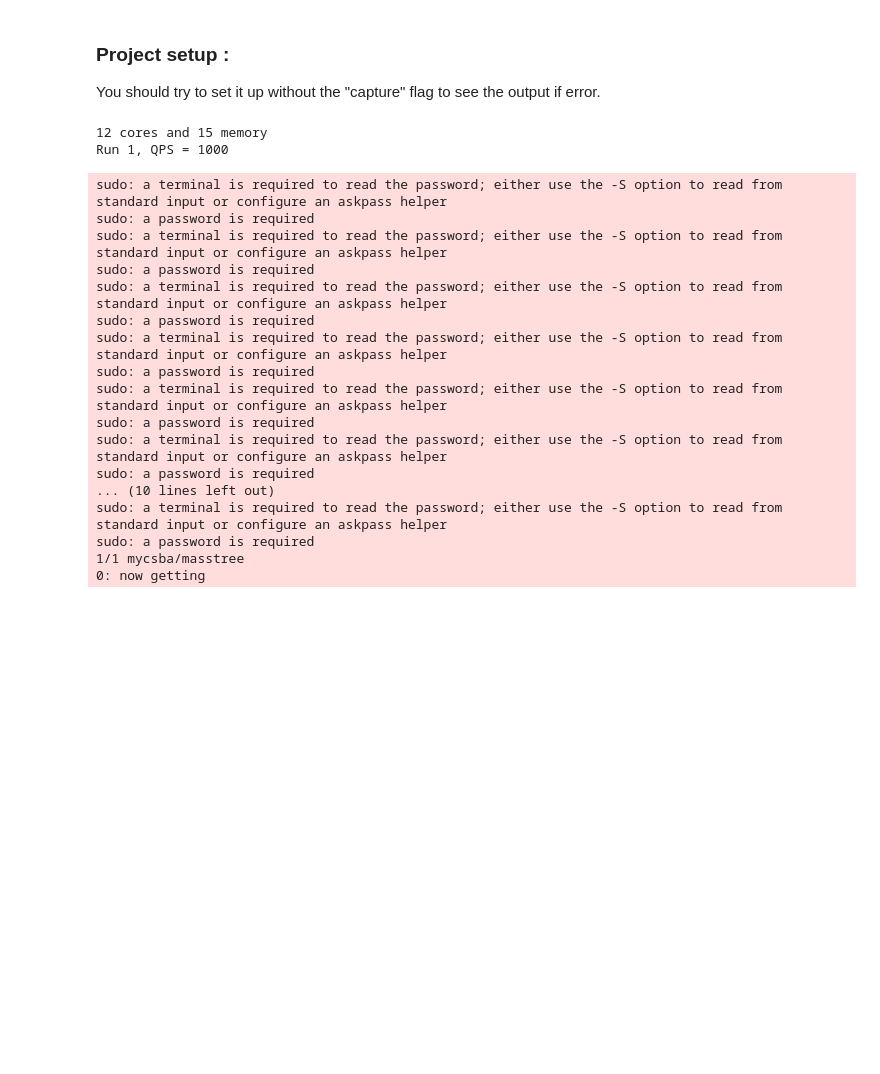
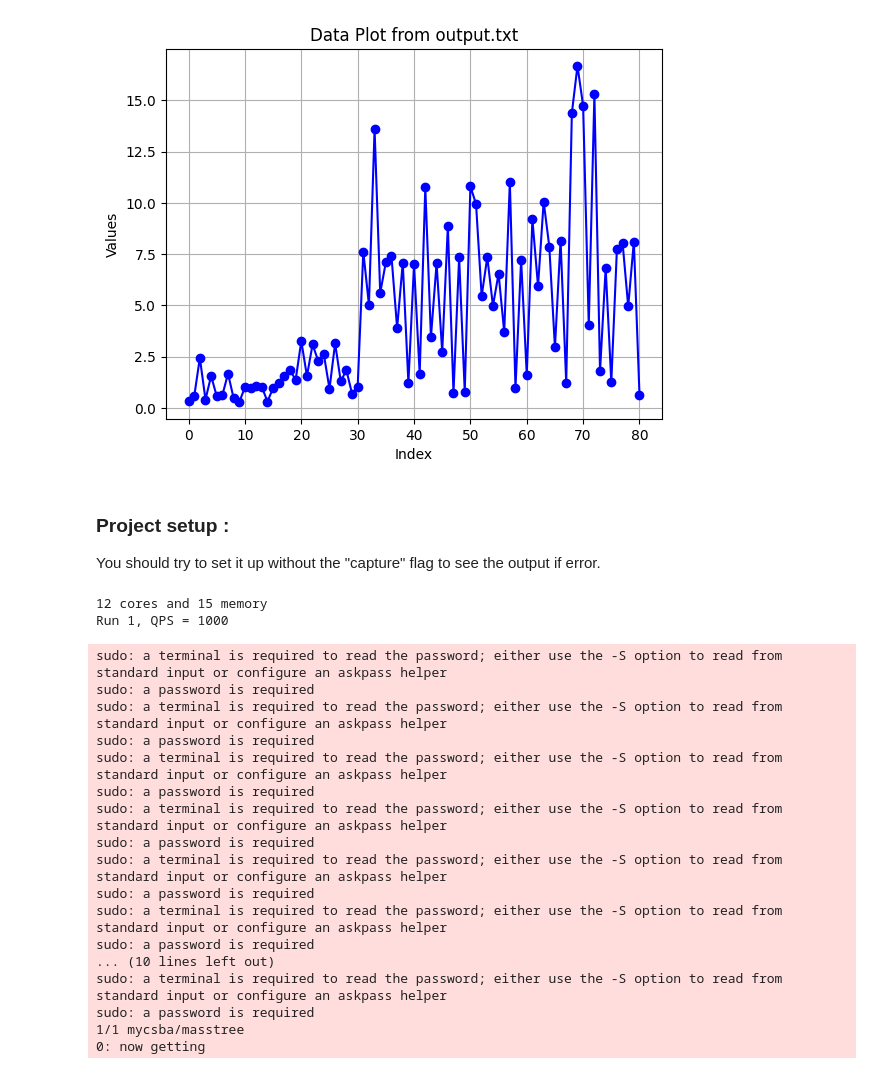
Before and after one commit to emilio-gambino/loadBoiz, a Jupyter notebook: main.ipynb, the cells around one changed output. Cells and saved outputs as stored; diff of their text form; code cells hidden in the pictures; blank space fills up the shorter version.

```diff
--- a/main.ipynb
+++ b/main.ipynb
@@ -7,6 +7,22 @@ from psutil import virtual_memory
 import multiprocessing
 import subprocess
 from scipy import stats
+# %%
+import matplotlib.pyplot as plt
+
+# Read data from output.txt
+with open('output/output.txt', 'r') as file:
+    data = [float(line.strip()) for line in file]
+
+# Plot the data
+plt.plot(data[1:], marker='o', linestyle='-', color='b')
+plt.title('Data Plot from output.txt')
+plt.xlabel('Index')
+plt.ylabel('Values')
+plt.grid(True)
+plt.show()
+# %% [output]
+[figure, added]
 # %% [markdown]
 ### Project setup :
 You should try to set it up without the "capture" flag to see the output if error.
```
Also changed, not shown: 13 other files.
